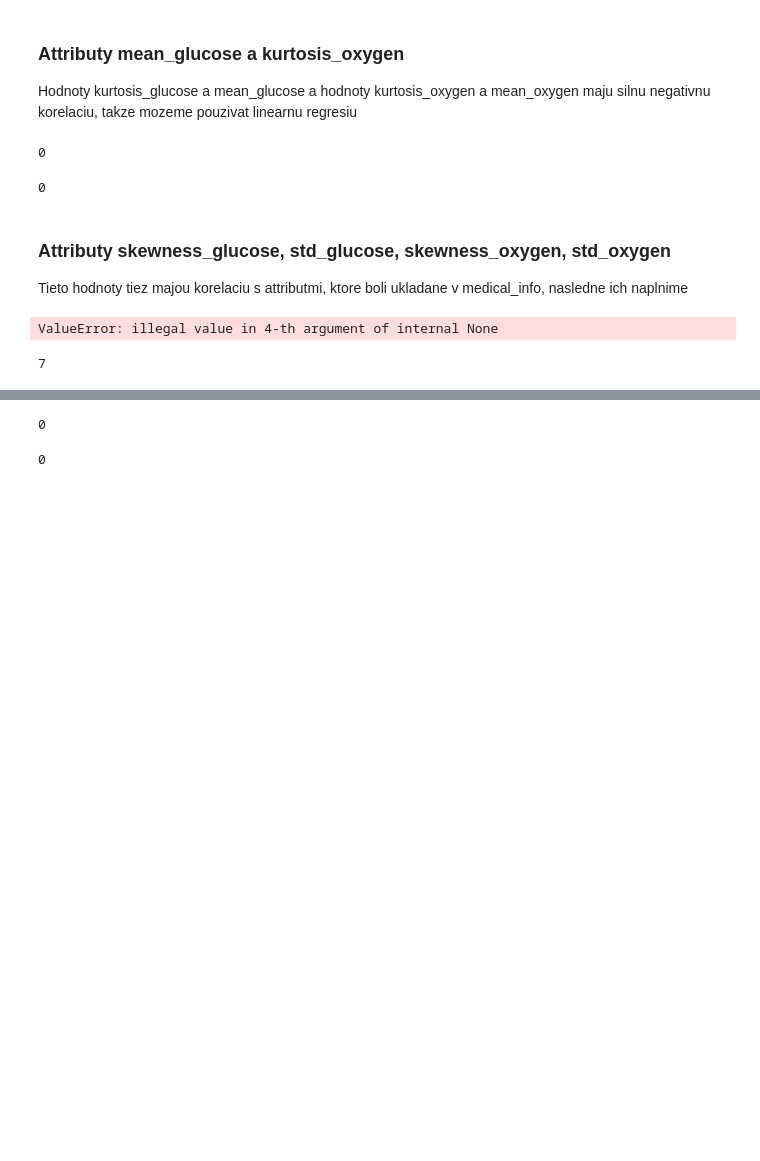
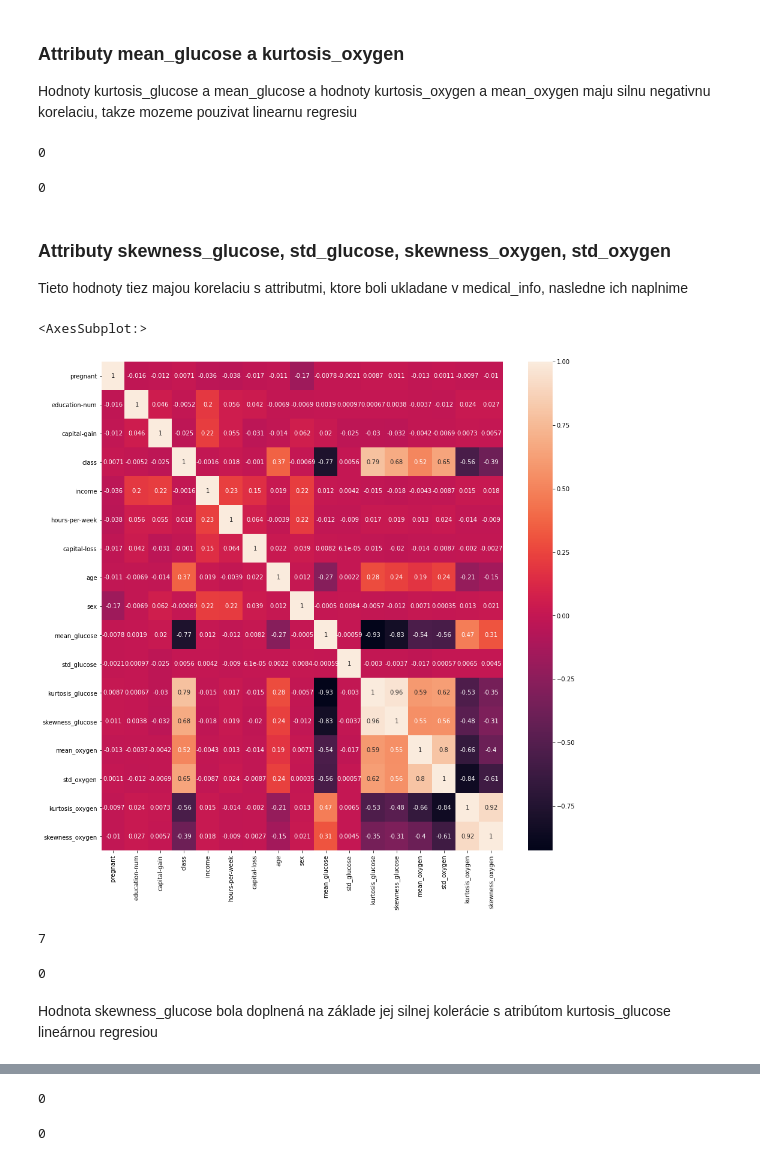
Before and after one commit to SzMatej/IAU_2020-2021, a Jupyter notebook: Project_phase_2.ipynb, the cells around one changed output, grey strips where cells are left out. Saved outputs shown, nothing was run; the diff lists cells and outputs as text; code cells hidden in the pictures; blank space fills up the shorter version.

```diff
--- a/Project_phase_2.ipynb
+++ b/Project_phase_2.ipynb
@@ -540,12 +540,12 @@ Tu vidíme že ak v riadku chýba hodnota kurtosis_glucose tak tam chýba aj hod
 
 Avšak v stĺpci class je takisto niekoľko nulových hodnôt (k tomu ešte pri dvoch riadkoch sú z týchto štyroch požadovaných hodnôt  tri neznáme). Tieto hodnoty v stĺpci class nemáme ako zistiť kedže nadobúda iba 3 hodnoty 1 (má cukrovku), 0 (nemá cukrovku) a nan. Preto riadky v ktorých sa nachádza hodnota nan v stĺpci class vymažeme.
 # %%
-def clear_nan(data):
-    if data['class'].isnull().sum() > 0:
-            data.dropna(subset=['class'], inplace=True)
+def clear_nan(data, column):
+    if data[column].isnull().sum() > 0:
+            data.dropna(subset=[column], inplace=True)
     return data
 
-data = clear_nan(data)
+data = clear_nan(data, 'class')
 # %%
 print(len(data[(data['class'].isnull())]))
 # %% [output]
@@ -756,6 +756,16 @@ print(len(data[(data['kurtosis_oxygen'].isnull())]))
 # %% [markdown]
 ### Attributy skewness_glucose, std_glucose, skewness_oxygen, std_oxygen
 Tieto hodnoty tiez majou korelaciu s attributmi, ktore boli ukladane v medical_info, nasledne ich naplnime
+# %%
+fig, ax = plt.subplots(figsize=(15,15))
+sns.heatmap(data.corr(), ax=ax, annot=True)
+# %% [output]
+<AxesSubplot:>
+[figure, added]
+# %%
+print(len(data[(data['skewness_glucose'].isnull())]))
+# %% [output]
+7
 # %%
 regression = LinearRegression()
 df = data[['kurtosis_glucose','skewness_glucose']]
@@ -769,9 +779,7 @@ data_null = data['kurtosis_glucose'].loc[(data['skewness_glucose'].isna()) & (~d
 temp = regression.predict(np.array(data_null).reshape(-1,1))
 
 data['skewness_glucose'].loc[(data['skewness_glucose'].isna()) & (~data['kurtosis_glucose'].isna())] = temp
-# %% [output]
-ValueError: illegal value in 4-th argument of internal None
 # %%
 print(len(data[(data['skewness_glucose'].isnull())]))
 # %% [output]
-7
+0
@@ -790,0 +786,2 @@ data['std_glucose'].loc[(data['std_glucose'].isna()) & (~data['mean_glucose'].is
+# %% [markdown]
+Hodnota skewness_glucose bola doplnená na základe jej silnej kolerácie s atribútom kurtosis_glucose lineárnou regresiou
```
Also changed, not shown: parts of 29 cells of this notebook.
